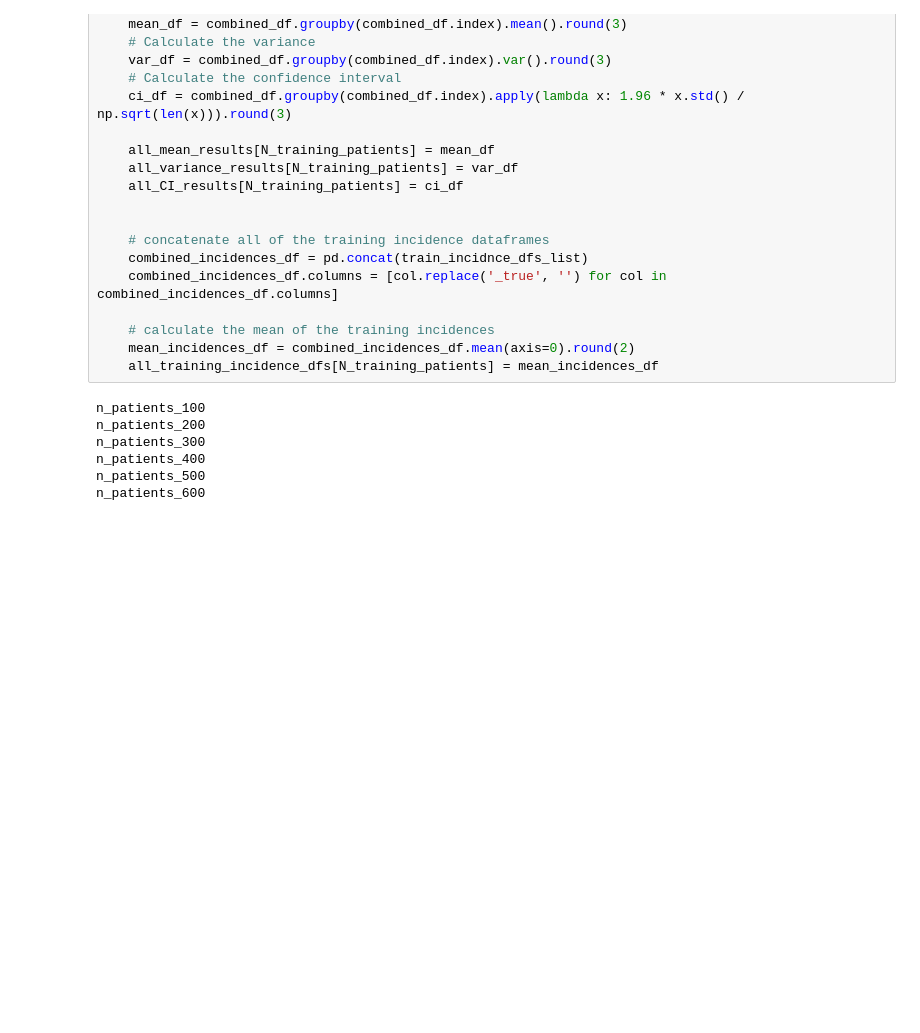
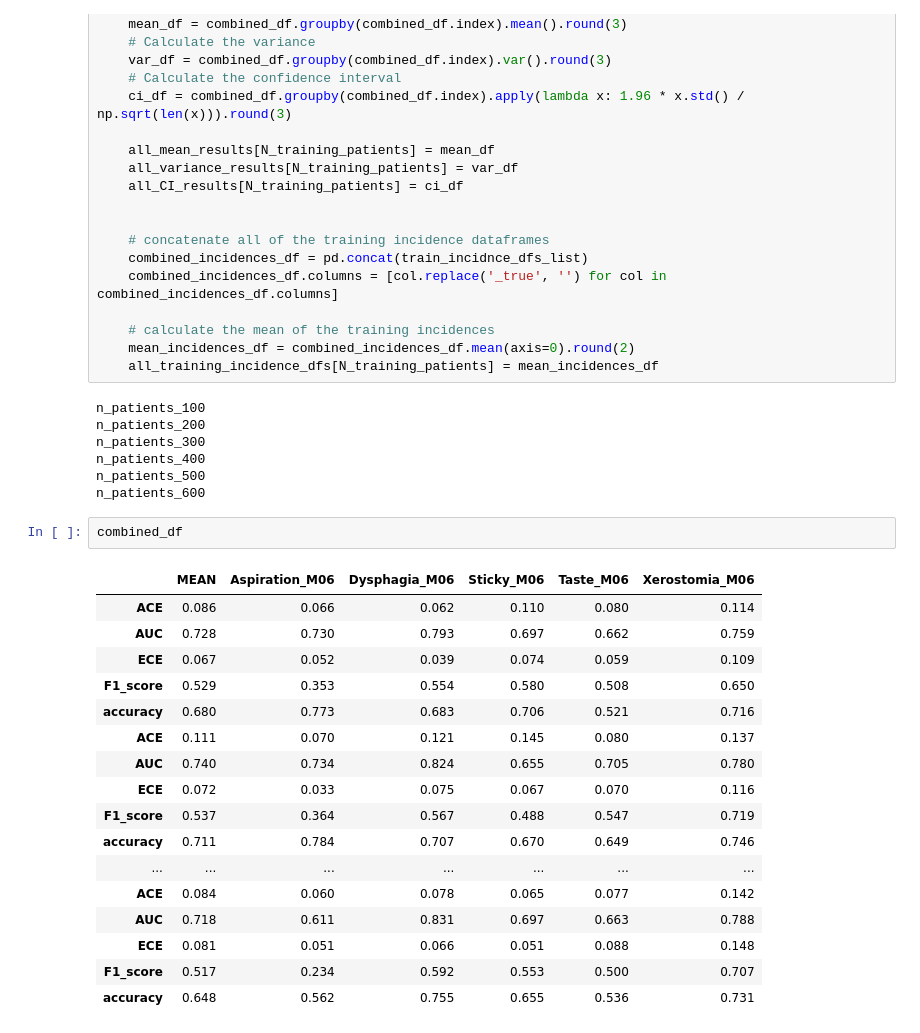
Before and after one commit to DLinRadiotherapyUMCG/PR3DICTR, a Jupyter notebook: data_experiment_results.ipynb, the cells around one changed output. Cells and saved outputs as stored; diff of their text form; blank space fills up the shorter version.

```diff
--- a/data_experiment_results.ipynb
+++ b/data_experiment_results.ipynb
@@ -77,6 +78,26 @@ n_patients_300
 n_patients_400
 n_patients_500
 n_patients_600
+# %%
+combined_df
+# %% [output]
+|  | MEAN | Aspiration_M06 | Dysphagia_M06 | Sticky_M06 | Taste_M06 | Xerostomia_M06 |
+| ACE | 0.086 | 0.066 | 0.062 | 0.110 | 0.080 | 0.114 |
+| AUC | 0.728 | 0.730 | 0.793 | 0.697 | 0.662 | 0.759 |
+| ECE | 0.067 | 0.052 | 0.039 | 0.074 | 0.059 | 0.109 |
+| F1_score | 0.529 | 0.353 | 0.554 | 0.580 | 0.508 | 0.650 |
+| accuracy | 0.680 | 0.773 | 0.683 | 0.706 | 0.521 | 0.716 |
+| ACE | 0.111 | 0.070 | 0.121 | 0.145 | 0.080 | 0.137 |
+| AUC | 0.740 | 0.734 | 0.824 | 0.655 | 0.705 | 0.780 |
+| ECE | 0.072 | 0.033 | 0.075 | 0.067 | 0.070 | 0.116 |
+| F1_score | 0.537 | 0.364 | 0.567 | 0.488 | 0.547 | 0.719 |
+| accuracy | 0.711 | 0.784 | 0.707 | 0.670 | 0.649 | 0.746 |
+| ... | ... | ... | ... | ... | ... | ... |
+| ACE | 0.084 | 0.060 | 0.078 | 0.065 | 0.077 | 0.142 |
+| AUC | 0.718 | 0.611 | 0.831 | 0.697 | 0.663 | 0.788 |
+| ECE | 0.081 | 0.051 | 0.066 | 0.051 | 0.088 | 0.148 |
+| F1_score | 0.517 | 0.234 | 0.592 | 0.553 | 0.500 | 0.707 |
+| accuracy | 0.648 | 0.562 | 0.755 | 0.655 | 0.536 | 0.731 |
 # %%
 import matplotlib.pyplot as plt
 
```
Also changed, not shown: parts of 5 cells of this notebook, 11 other files.
